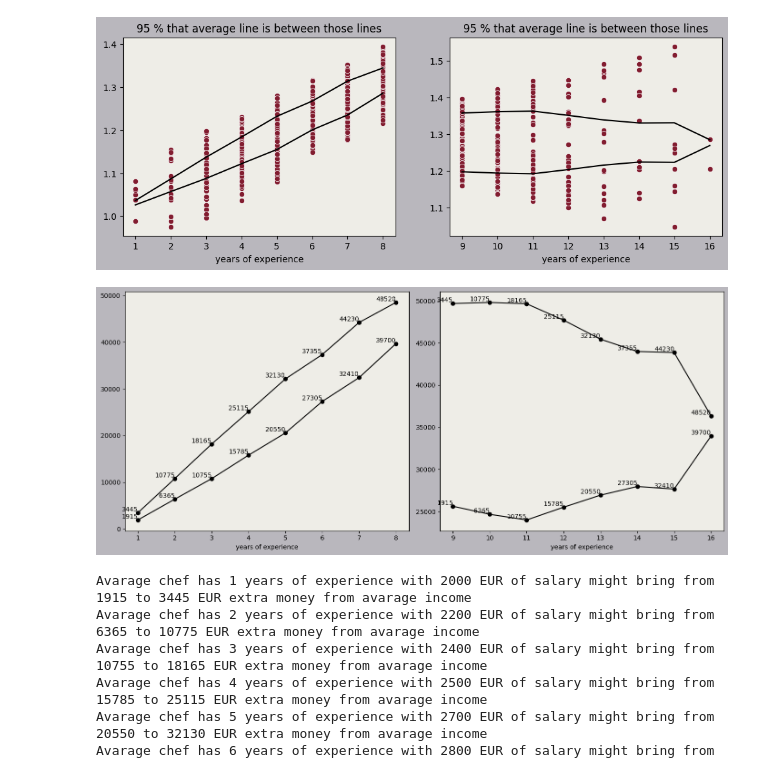
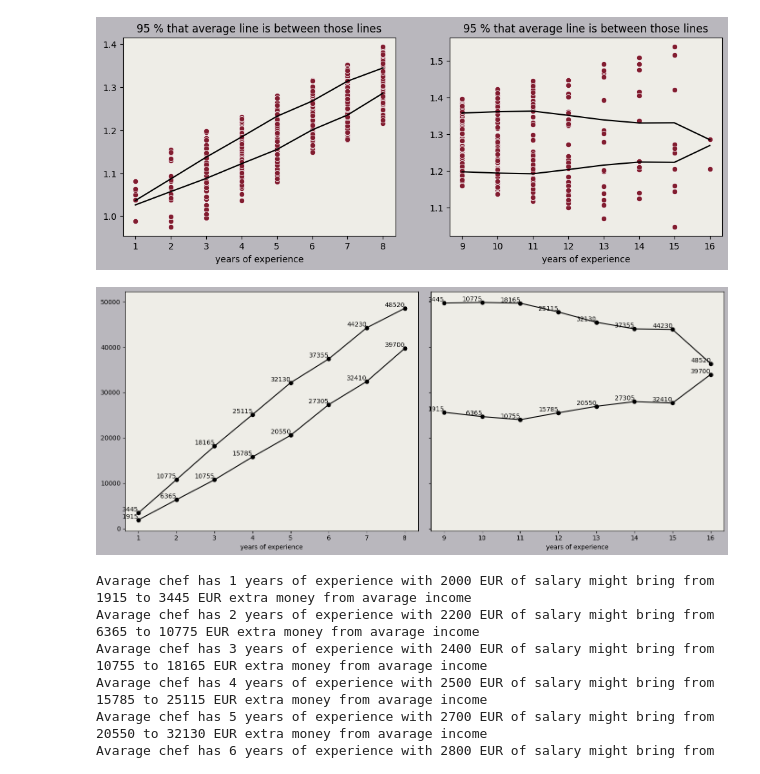
Before and after one commit to Aleksandr-ds17/EDA_Vizual, a Jupyter notebook: qualification of chefs/modeling.ipynb, the cells around one changed output. Cells and saved outputs as stored; diff of their text form; code cells hidden in the pictures.

```diff
--- a/qualification of chefs/modeling.ipynb
+++ b/qualification of chefs/modeling.ipynb
@@ -173,35 +173,35 @@ for i in range(1,9): # cooks increases income - his salary - month income, how r
     sum_plus_up_1 = round((150000 * up_line_1[i-1] - salary_of_chef_1_8[i-1])- 150000) # and in top level
     points_dow_1.append(sum_plus_down_1) # eventualy I got range from this point -
     points_up_1.append(sum_plus_up_1) # - to this point, it's just range of possible values
 for i in range(9,17):
     sum_plus_down_2 = round((150000 * low_line_2[i-9] - salary_of_chef_8_16[i-9])- 150000)
     sum_plus_up_2 = round((150000 * up_line_2[i-9] - salary_of_chef_8_16[i-9])- 150000)
     points_dow_2.append(sum_plus_down_2)
     points_up_2.append(sum_plus_up_2)
 
 x_for_1 = list(range(1,9)) # x axes
-fig, ax = plt.subplots(1,2,figsize=(14, 6), facecolor = '#B9B7BD')
+fig, ax = plt.subplots(1,2,figsize=(14, 6), facecolor = '#B9B7BD', sharey=True)
 ax[0].plot(x_for_1,points_dow_1,marker='o', color = 'black')
 ax[0].plot(x_for_1,points_up_1,marker='o', color = 'black')
 for i, txt in enumerate(points_dow_1): # just to give number for every point
     ax[0].text(x_for_1[i], points_dow_1[i], f'{txt}', ha='right', va='bottom')
 for i, txt in enumerate(points_up_1):
     ax[0].text(x_for_1[i], points_up_1[i], f'{txt}', ha='right', va='bottom')
 ax[0].set_facecolor("#EEEDE7")
 ax[0].set_xlabel('years of experience')
 
 x_for_2 = list(range(9,17))
 ax[1].plot(x_for_2,points_dow_2,marker='o', color = 'black')
 ax[1].plot(x_for_2,points_up_2,marker='o', color = 'black')
 ax[1].set_facecolor("#EEEDE7")
 ax[1].set_xlabel('years of experience')
 for i, txt in enumerate(points_dow_1):
     ax[1].text(x_for_2[i], points_dow_2[i], f'{txt}', ha='right', va='bottom')
 for i, txt in enumerate(points_up_1):
     ax[1].text(x_for_2[i], points_up_2[i], f'{txt}', ha='right', va='bottom')
 plt.tight_layout()
 # %% [output]
-[figure, old version]
+[figure, new version]
 # %%
 for i in range(8):
     print('Avarage chef has {} years of experience with {} EUR of salary might bring from {} to {} EUR extra money from avarage income'.format(i+1,\
```
